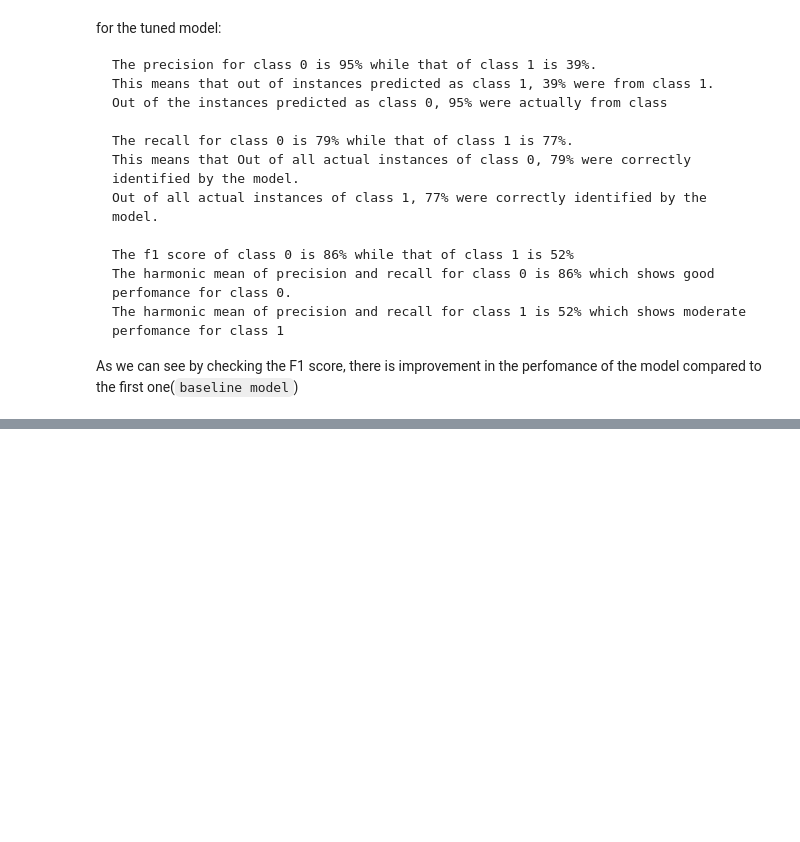
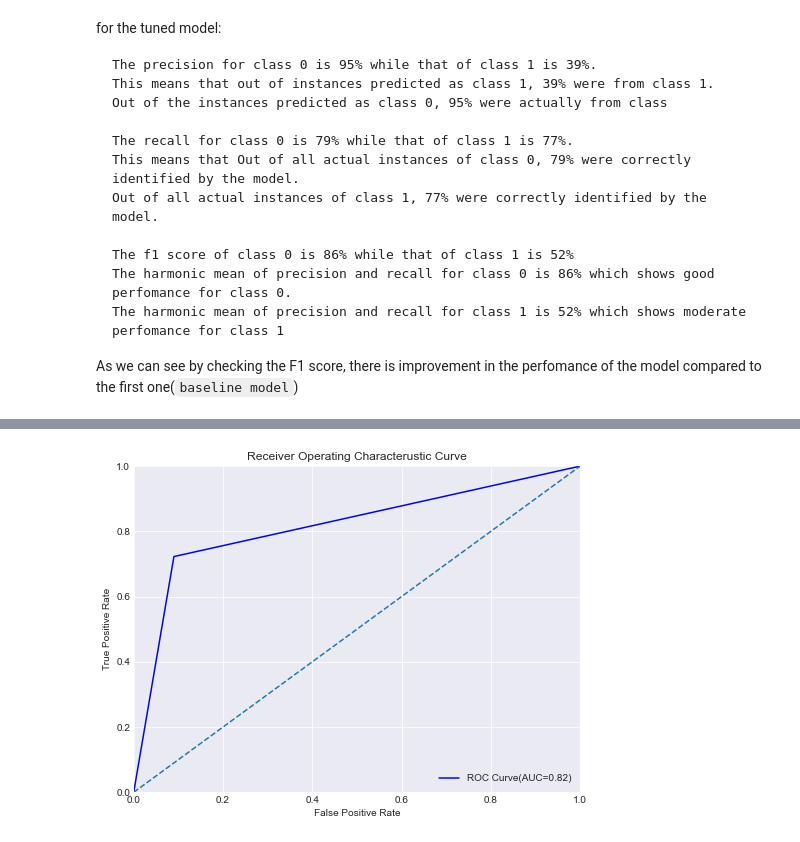
Before and after one commit to Masinde10/Customer-churn-project, a Jupyter notebook: Customerchurn.ipynb, the cells around one changed output, grey strips where cells are left out. Cells and saved outputs as stored; diff of their text form; code cells hidden in the pictures; blank space fills up the shorter version.

```diff
--- a/Customerchurn.ipynb
+++ b/Customerchurn.ipynb
@@ -483,0 +546,24 @@ plt.show()
+# %%
+#plot the ROC curve and AUC
+
+#predict probabilies of class churned
+y_prob2= dtc_model.predict_proba(X_test_scaled)[:,1]
+#Calculate the ROC curve
+fpr2,tpr2,thresholds2 = roc_curve(y_test, y_prob2)
+#We can also calculate the AUC
+roc_auc2 = auc(fpr2,tpr2)
+
+#Plot the graph
+plt.figure(figsize=(8,6))
+plt.style.use('seaborn-darkgrid')
+plt.plot(fpr2,tpr2,color='b',label=f"ROC Curve(AUC={roc_auc2:.2f})")
+plt.plot([0,1],[0,1],linestyle="--")
+plt.xlim([0.0, 1.0])
+plt.ylim([0.0, 1.0])
+plt.xlabel('False Positive Rate')
+plt.ylabel('True Positive Rate')
+plt.title('Receiver Operating Characterustic Curve')
+plt.legend(loc='lower right')
+plt.show()
+# %% [output]
+[figure, added]
```
Also changed, not shown: parts of 9 cells of this notebook.
